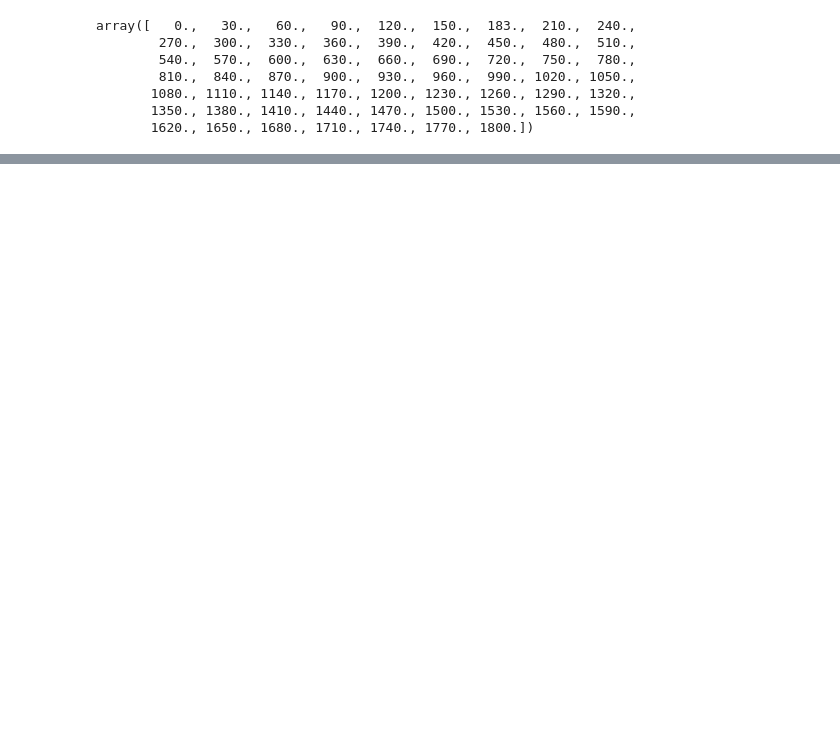
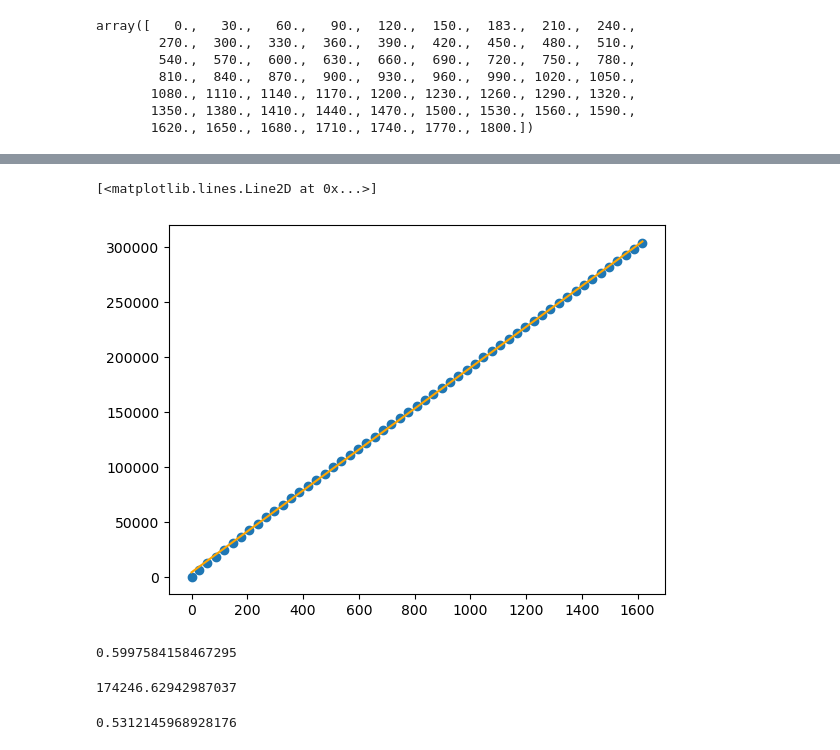
Before and after one commit to Taaseen-Islam-u7121940/Axion-Flux, a Jupyter notebook: Code/background.ipynb, the cells around one changed output, grey strips where cells are left out. Cells and saved outputs as stored; diff of their text form; code cells hidden in the pictures; blank space fills up the shorter version.

```diff
--- a/Code/background.ipynb
+++ b/Code/background.ipynb
@@ -68,0 +75,13 @@ array([   0.,   30.,   60.,   90.,  120.,  150.,  183.,  210.,  240.,
+# %%
+(m, c, r,s_m, s_c) = linregress(days_6m, N_bg_6m)
+# %%
+fig,ax = plt.subplots()
+ax.scatter(days_6m, N_bg_6m)
+ax.plot(days_6m, m*days_6m+c, color="orange")
+# %% [output]
+[<matplotlib.lines.Line2D at 0x...>]
+[figure, added]
+# %%
+m/50/6.2
+# %% [output]
+0.5997584158467295
@@ -68,0 +95,8 @@ array([   0.,   30.,   60.,   90.,  120.,  150.,  183.,  210.,  240.,
+# %%
+nbg_time(365*3-183)
+# %% [output]
+174246.62942987037
+# %%
+m/50/7
+# %% [output]
+0.5312145968928176
```
Also changed, not shown: parts of 19 cells of this notebook, 10 other files.
